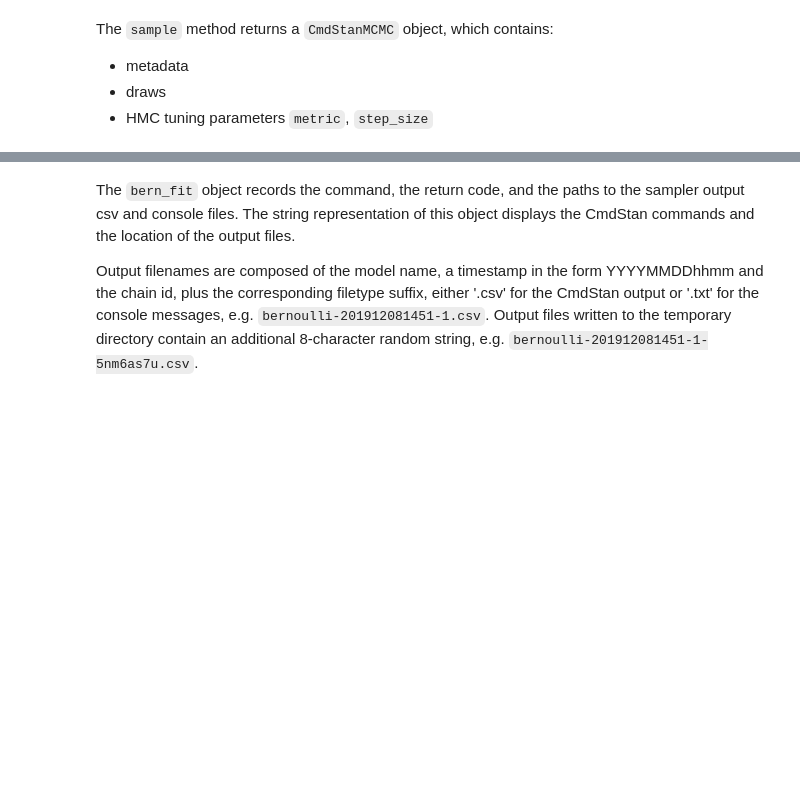
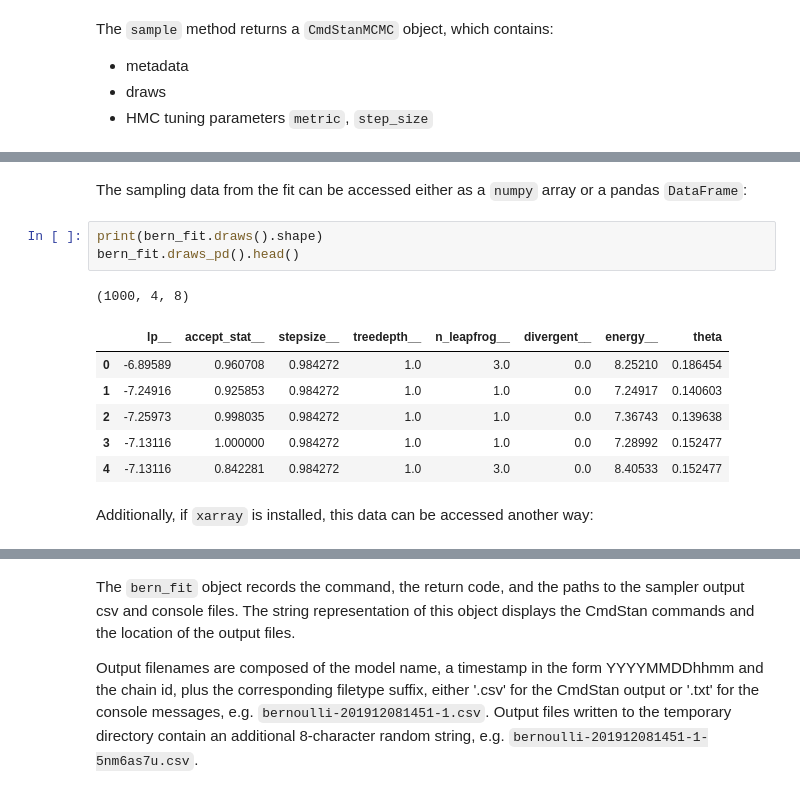
Before and after one commit to stan-dev/cmdstanpy, a Jupyter notebook: docsrc/notebooks/MCMC Sampling.ipynb, the cells around one changed output, grey strips where cells are left out. Cells and saved outputs as stored; diff of their text form; blank space fills up the shorter version.

```diff
--- a/docsrc/notebooks/MCMC Sampling.ipynb
+++ b/docsrc/notebooks/MCMC Sampling.ipynb
@@ -57,0 +80,15 @@ bern_fit.summary()
+# %% [markdown]
+The sampling data from the fit can be accessed either as a `numpy` array or a pandas `DataFrame`:
+# %%
+print(bern_fit.draws().shape)
+bern_fit.draws_pd().head()
+# %% [output]
+(1000, 4, 8)
+|  | lp__ | accept_stat__ | stepsize__ | treedepth__ | n_leapfrog__ | divergent__ | energy__ | theta |
+| 0 | -6.89589 | 0.960708 | 0.984272 | 1.0 | 3.0 | 0.0 | 8.25210 | 0.186454 |
+| 1 | -7.24916 | 0.925853 | 0.984272 | 1.0 | 1.0 | 0.0 | 7.24917 | 0.140603 |
+| 2 | -7.25973 | 0.998035 | 0.984272 | 1.0 | 1.0 | 0.0 | 7.36743 | 0.139638 |
+| 3 | -7.13116 | 1.000000 | 0.984272 | 1.0 | 1.0 | 0.0 | 7.28992 | 0.152477 |
+| 4 | -7.13116 | 0.842281 | 0.984272 | 1.0 | 3.0 | 0.0 | 8.40533 | 0.152477 |
+# %% [markdown]
+Additionally, if `xarray` is installed, this data can be accessed another way:
```
Also changed, not shown: parts of 9 cells of this notebook, 8 other files.
